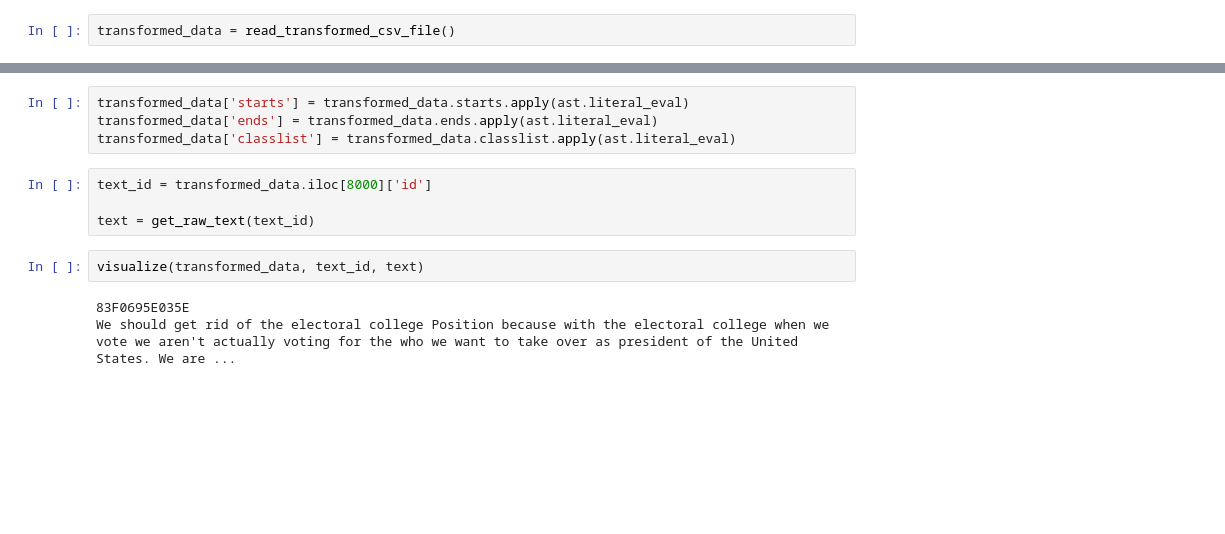
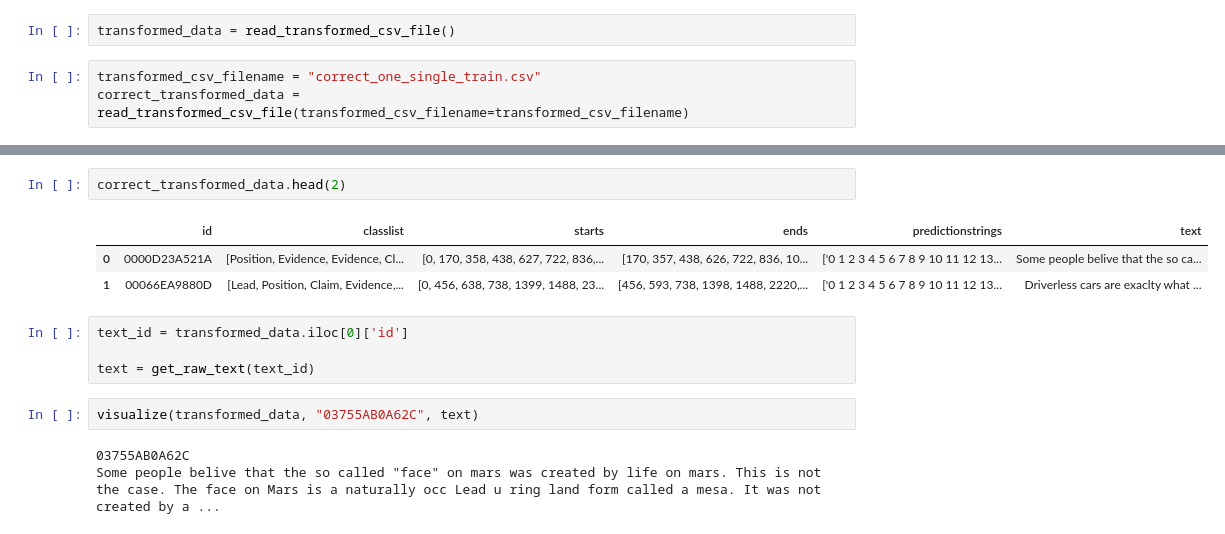
Before and after one commit to abdel-ely-ds/kaggle-feedback, a Jupyter notebook: visualize.ipynb, the cells around one changed output, grey strips where cells are left out. Saved outputs shown, nothing was run; the diff lists cells and outputs as text; blank space fills up the shorter version.

```diff
--- a/visualize.ipynb
+++ b/visualize.ipynb
@@ -13,3 +13,6 @@ The autoreload extension is already loaded. To reload it, use:
 # %%
 transformed_data = read_transformed_csv_file()
+# %%
+transformed_csv_filename = "correct_one_single_train.csv"
+correct_transformed_data = read_transformed_csv_file(transformed_csv_filename=transformed_csv_filename)
 # %%
@@ -26,13 +26,15 @@ transformed_data.head()
-# %%
-transformed_data['starts'] = transformed_data.starts.apply(ast.literal_eval)
-transformed_data['ends'] = transformed_data.ends.apply(ast.literal_eval)
-transformed_data['classlist'] = transformed_data.classlist.apply(ast.literal_eval)
+# %%
+correct_transformed_data.head(2)
+# %% [output]
+|  | id | classlist | starts | ends | predictionstrings | text |
+| 0 | 0000D23A521A | [Position, Evidence, Evidence, Cl... | [0, 170, 358, 438, 627, 722, 836,... | [170, 357, 438, 626, 722, 836, 10... | ['0 1 2 3 4 5 6 7 8 9 10 11 12 13... | Some people belive that the so ca... |
+| 1 | 00066EA9880D | [Lead, Position, Claim, Evidence,... | [0, 456, 638, 738, 1399, 1488, 23... | [456, 593, 738, 1398, 1488, 2220,... | ['0 1 2 3 4 5 6 7 8 9 10 11 12 13... | Driverless cars are exaclty what ... |
 # %%
-text_id = transformed_data.iloc[8000]['id']
+text_id = transformed_data.iloc[0]['id']
 
 text = get_raw_text(text_id)
 # %%
-visualize(transformed_data, text_id, text)
+visualize(transformed_data, "03755AB0A62C", text)
 # %% [output]
-83F0695E035E
-We should get rid of the electoral college Position because with the electoral college when we vote we aren't actually voting for the who we want to take over as president of the United States. We are ...
+03755AB0A62C
+Some people belive that the so called "face" on mars was created by life on mars. This is not the case. The face on Mars is a naturally occ Lead u ring land form called a mesa. It was not created by a ...
```
Also changed, not shown: parts of 4 cells of this notebook, 1 other file.
